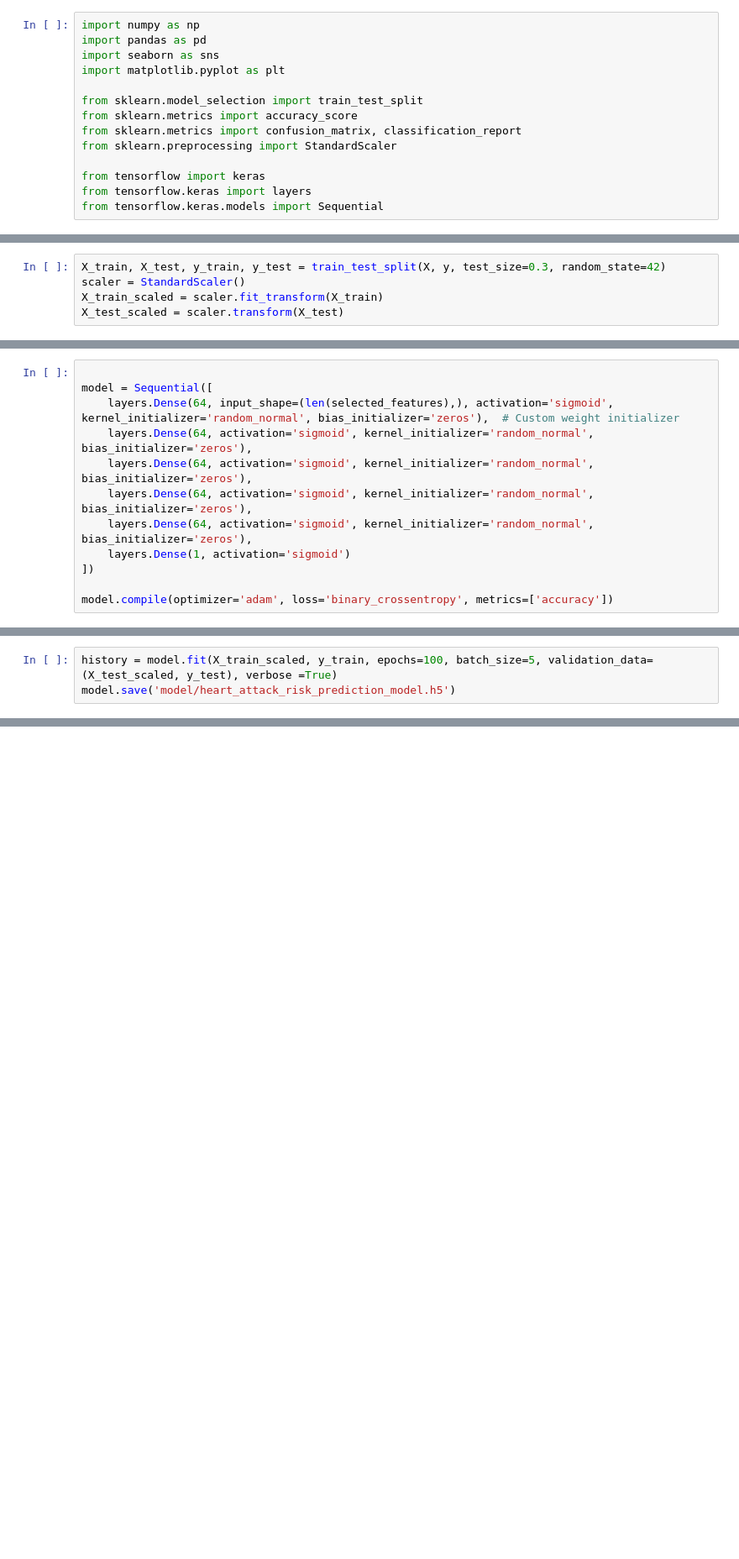
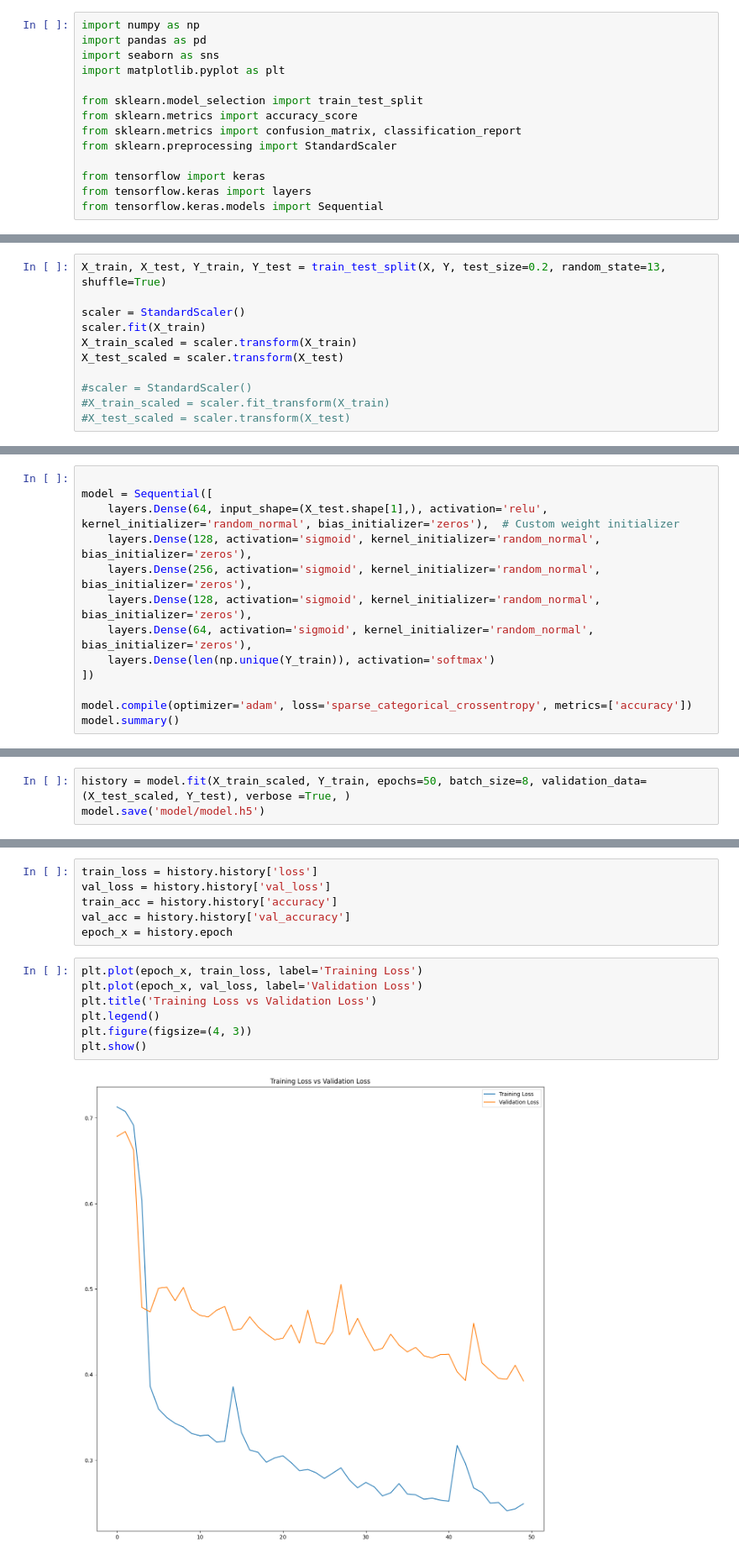
Before and after one commit to hamzaqureshi5/health_care, a Jupyter notebook: main.ipynb, the cells around one changed output, grey strips where cells are left out. Shown at 84% size. Drawn from its saved outputs; the diff is of its cells as text; blank space fills up the shorter version.

```diff
--- a/main.ipynb
+++ b/main.ipynb
@@ -90,5 +95,11 @@ y = df['target']
 # %%
-X_train, X_test, y_train, y_test = train_test_split(X, y, test_size=0.3, random_state=42)
+X_train, X_test, Y_train, Y_test = train_test_split(X, Y, test_size=0.2, random_state=13, shuffle=True)
+
 scaler = StandardScaler()
-X_train_scaled = scaler.fit_transform(X_train)
+scaler.fit(X_train)
+X_train_scaled = scaler.transform(X_train)
 X_test_scaled = scaler.transform(X_test)
+
+#scaler = StandardScaler()
+#X_train_scaled = scaler.fit_transform(X_train)
+#X_test_scaled = scaler.transform(X_test)
@@ -115,12 +106,13 @@ Requirement already satisfied: mdurl~=0.1 in c:\users\dell\.conda\envs\pyenv\lib
 # %%
 
 model = Sequential([
-    layers.Dense(64, input_shape=(len(selected_features),), activation='sigmoid', kernel_initializer='random_normal', bias_initializer='zeros'),  # Custom weight initializer
+    layers.Dense(64, input_shape=(X_test.shape[1],), activation='relu', kernel_initializer='random_normal', bias_initializer='zeros'),  # Custom weight initializer
+    layers.Dense(128, activation='sigmoid', kernel_initializer='random_normal', bias_initializer='zeros'),
+    layers.Dense(256, activation='sigmoid', kernel_initializer='random_normal', bias_initializer='zeros'),
+    layers.Dense(128, activation='sigmoid', kernel_initializer='random_normal', bias_initializer='zeros'),
     layers.Dense(64, activation='sigmoid', kernel_initializer='random_normal', bias_initializer='zeros'),
-    layers.Dense(64, activation='sigmoid', kernel_initializer='random_normal', bias_initializer='zeros'),
-    layers.Dense(64, activation='sigmoid', kernel_initializer='random_normal', bias_initializer='zeros'),
-    layers.Dense(64, activation='sigmoid', kernel_initializer='random_normal', bias_initializer='zeros'),
-    layers.Dense(1, activation='sigmoid')
+    layers.Dense(len(np.unique(Y_train)), activation='softmax')
 ])
 
-model.compile(optimizer='adam', loss='binary_crossentropy', metrics=['accuracy'])
+model.compile(optimizer='adam', loss='sparse_categorical_crossentropy', metrics=['accuracy'])
+model.summary()
@@ -149,4 +139,4 @@ Model: "sequential_1"
 # %%
-history = model.fit(X_train_scaled, y_train, epochs=100, batch_size=5, validation_data=(X_test_scaled, y_test), verbose =True)
-model.save('model/heart_attack_risk_prediction_model.h5')
+history = model.fit(X_train_scaled, Y_train, epochs=50, batch_size=8, validation_data=(X_test_scaled, Y_test), verbose =True, )
+model.save('model/model.h5')
 # %% [output]
@@ -195,0 +169,15 @@ Loss: 0.39071935415267944, Accuracy: 0.868852436542511
+# %%
+train_loss = history.history['loss']
+val_loss = history.history['val_loss']
+train_acc = history.history['accuracy']
+val_acc = history.history['val_accuracy']
+epoch_x = history.epoch
+# %%
+plt.plot(epoch_x, train_loss, label='Training Loss')
+plt.plot(epoch_x, val_loss, label='Validation Loss')
+plt.title('Training Loss vs Validation Loss')
+plt.legend()
+plt.figure(figsize=(4, 3))
+plt.show()
+# %% [output]
+[figure, added]
```
Also changed, not shown: parts of 20 cells of this notebook, 3 other files.
